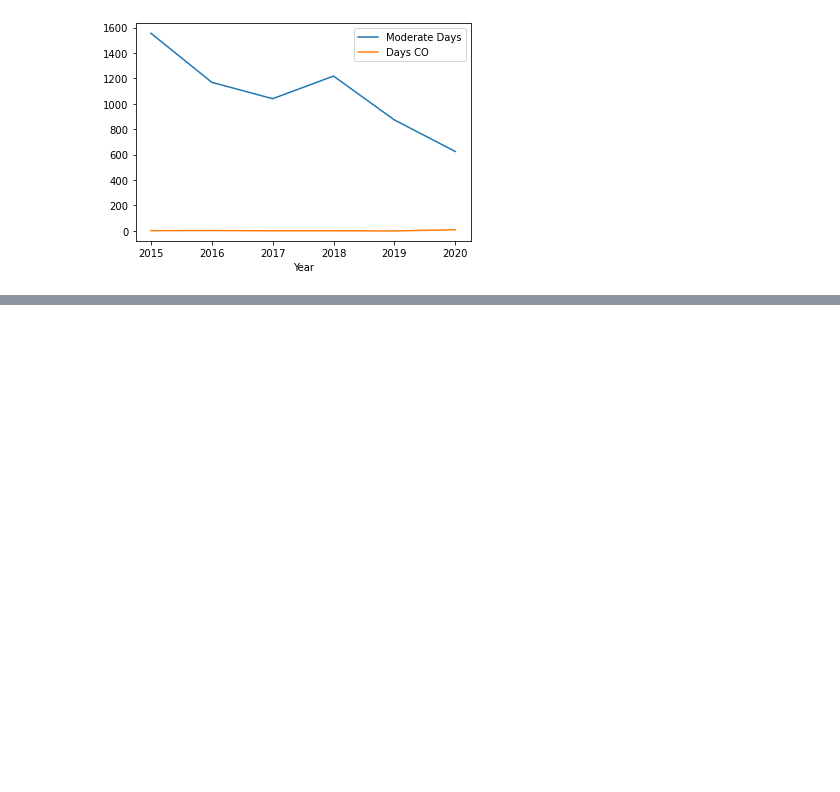
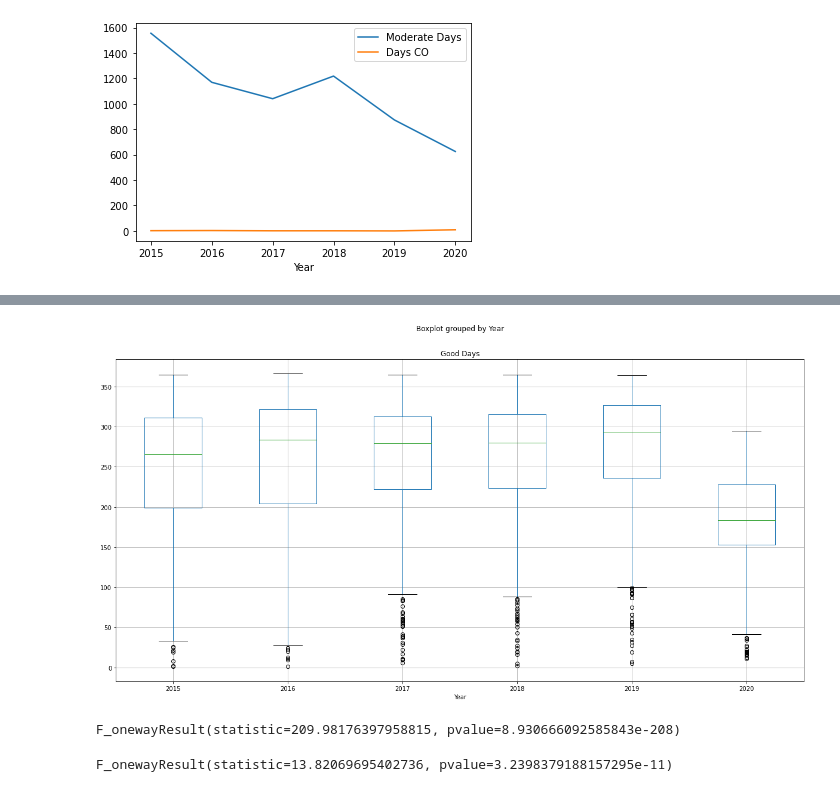
Before and after one commit to shaff183/project-1, a Jupyter notebook: main.ipynb, the cells around one changed output, grey strips where cells are left out. Saved outputs shown, nothing was run; the diff lists cells and outputs as text; code cells hidden in the pictures; blank space fills up the shorter version.

```diff
--- a/main.ipynb
+++ b/main.ipynb
@@ -495,0 +569,4 @@ plt.savefig("Images/New_York_Moderate_Days.png")
+# %%
+#Create new DF that has data organized by Year and amount of Good Days
+Gday_hyp_test_df = aqi_all_df[["Year","Good Days"]]
+Gday_hyp_test_df.head()
@@ -495,0 +580,9 @@ plt.savefig("Images/New_York_Moderate_Days.png")
+# %%
+#Create a Box Plot and find p value for Number of Good Days data by Year.
+#Hypothesis = We would expect to see a more Good Days in 2020 than we would between 2015-2019
+#Null Hypothesis = There is no difference between 2015-2019 data and 2020 data for the amount of Good Days.
+#Create a box plot to compare means
+Gday_hyp_test_df.boxplot("Good Days", by="Year", figsize=(20,10))
+plt.savefig("Images/Boxplot_GoodDays.png")
+# %% [output]
+[figure, added]
@@ -495,0 +597,10 @@ plt.savefig("Images/New_York_Moderate_Days.png")
+# %%
+#Perform the Anova & Get p Value for all years
+stats.f_oneway(group12, group13, group14, group15, group16, group17)
+# %% [output]
+F_onewayResult(statistic=209.98176397958815, pvalue=8.930666092585843e-208)
+# %%
+#Perform the Anova & Get p Value for all years
+stats.f_oneway(group12, group13, group14, group15, group16)
+# %% [output]
+F_onewayResult(statistic=13.82069695402736, pvalue=3.2398379188157295e-11)
```
Also changed, not shown: parts of 27 cells of this notebook, 5 other files.
